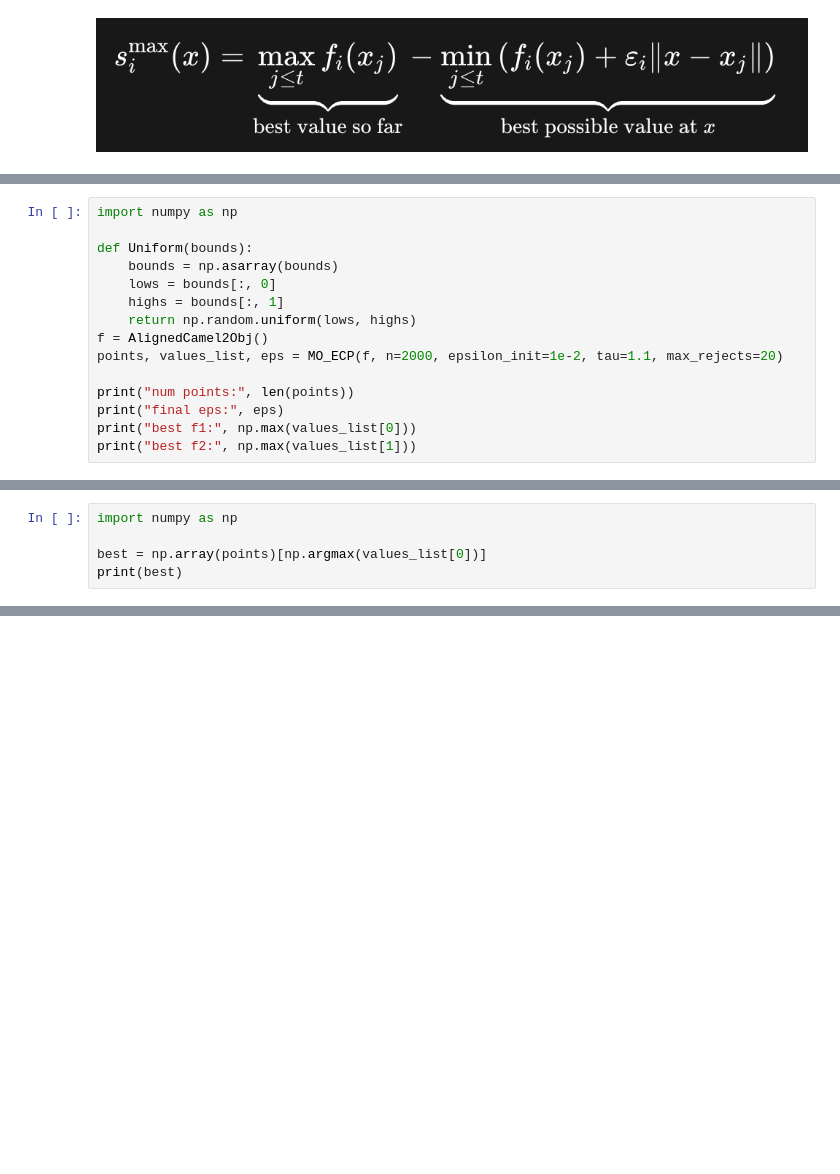
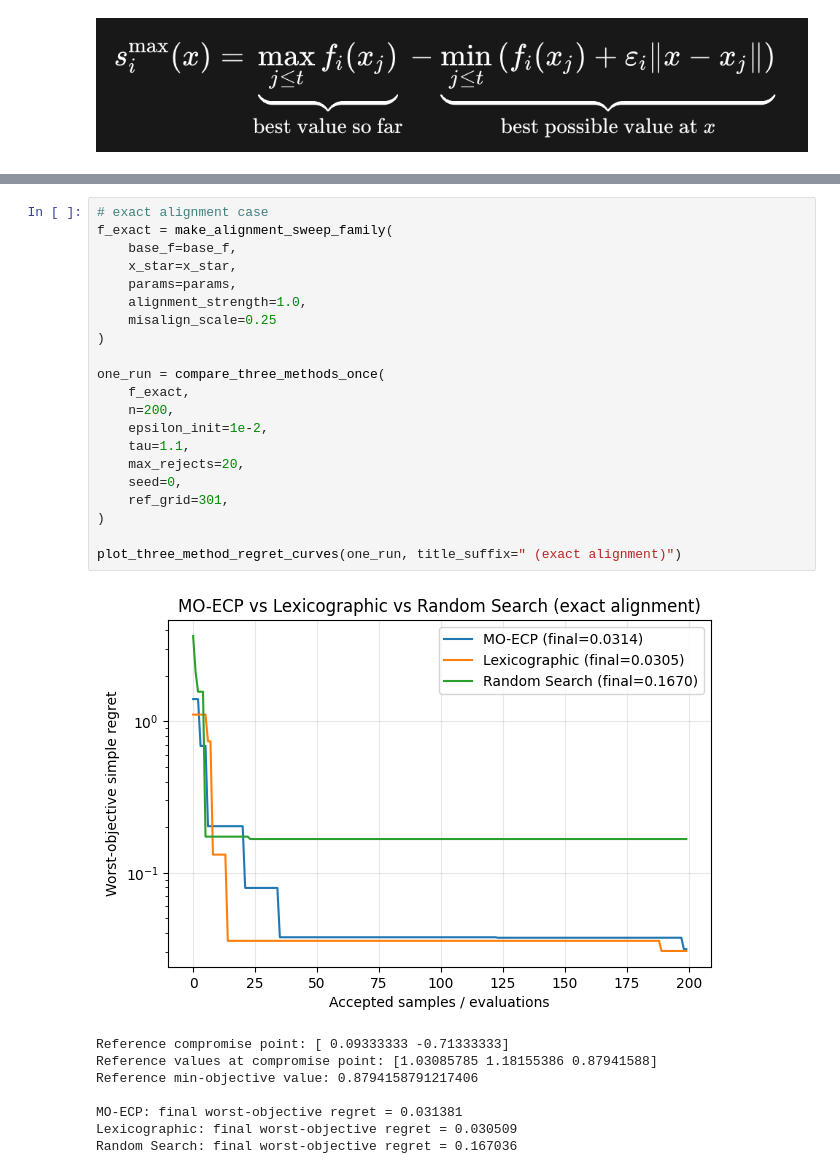
Before and after one commit to gondore/JustinLoi.github.io, a Jupyter notebook: notebooks/Tutorial_1_ECP_for_Global_Optimization_of_Available_Functions.ipynb, the cells around one changed output, grey strips where cells are left out. Cells and saved outputs as stored; diff of their text form; blank space fills up the shorter version.

```diff
--- a/notebooks/Tutorial_1_ECP_for_Global_Optimization_of_Available_Functions.ipynb
+++ b/notebooks/Tutorial_1_ECP_for_Global_Optimization_of_Available_Functions.ipynb
@@ -569,15 +617,0 @@ def MO_ECP(f, n=50, epsilon_init=1e-2, tau=1.05, max_rejects=100):
-# %%
-import numpy as np
-
-def Uniform(bounds):
-    bounds = np.asarray(bounds)
-    lows = bounds[:, 0]
-    highs = bounds[:, 1]
-    return np.random.uniform(lows, highs)
-f = AlignedCamel2Obj()
-points, values_list, eps = MO_ECP(f, n=2000, epsilon_init=1e-2, tau=1.1, max_rejects=20)
-
-print("num points:", len(points))
-print("final eps:", eps)
-print("best f1:", np.max(values_list[0]))
-print("best f2:", np.max(values_list[1]))
@@ -589,5 +617,0 @@ best f2: -0.00031558778311411347
-# %%
-import numpy as np
-
-best = np.array(points)[np.argmax(values_list[0])]
-print(best)
@@ -601,0 +1402,30 @@ plt.show()
+# %%
+# exact alignment case
+f_exact = make_alignment_sweep_family(
+    base_f=base_f,
+    x_star=x_star,
+    params=params,
+    alignment_strength=1.0,
+    misalign_scale=0.25
+)
+
+one_run = compare_three_methods_once(
+    f_exact,
+    n=200,
+    epsilon_init=1e-2,
+    tau=1.1,
+    max_rejects=20,
+    seed=0,
+    ref_grid=301,
+)
+
+plot_three_method_regret_curves(one_run, title_suffix=" (exact alignment)")
+# %% [output]
+[figure, added]
+Reference compromise point: [ 0.09333333 -0.71333333]
+Reference values at compromise point: [1.03085785 1.18155386 0.87941588]
+Reference min-objective value: 0.8794158791217406
+
+MO-ECP: final worst-objective regret = 0.031381
+Lexicographic: final worst-objective regret = 0.030509
+Random Search: final worst-objective regret = 0.167036
```
Also changed, not shown: parts of 53 cells of this notebook.
